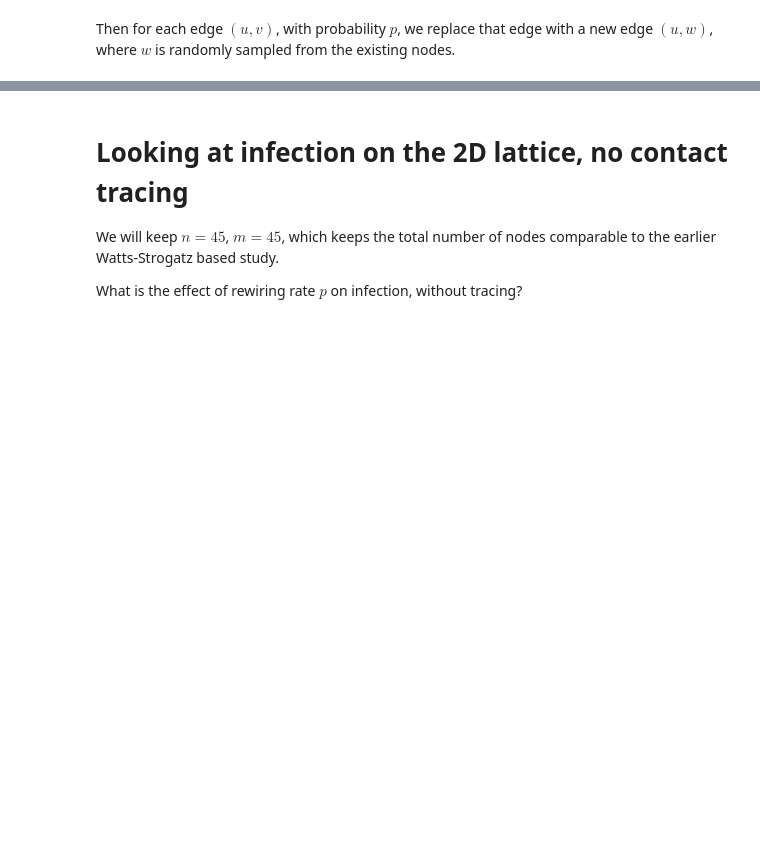
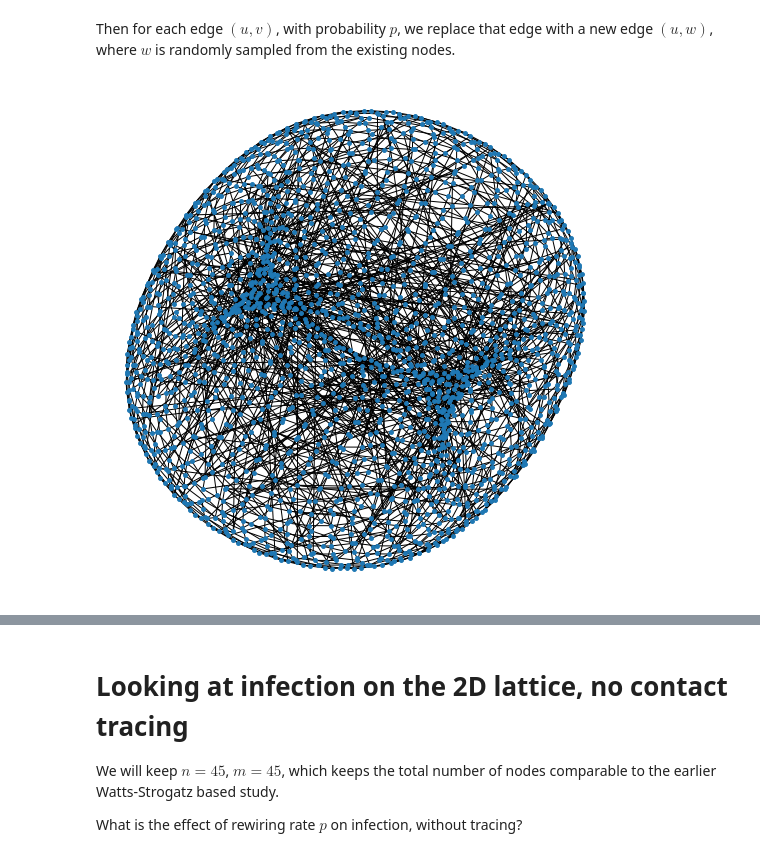
Before and after one commit to sbenthall/privacy-abm, a Jupyter notebook: contact-tracing/code/Python/2D Lattice with Rewiring.ipynb, the cells around one changed output, grey strips where cells are left out. Drawn from its saved outputs; the diff is of its cells as text; code cells hidden in the pictures; blank space fills up the shorter version.

```diff
--- a/contact-tracing/code/Python/2D Lattice with Rewiring.ipynb
+++ b/contact-tracing/code/Python/2D Lattice with Rewiring.ipynb
@@ -27,10 +27,26 @@ nx.draw_spectral(g,
                 node_size = 15)
 # %% [output]
 [figure]
+# %%
+dummy_g = nx.grid_2d_graph(
+        N,
+        M,
+        periodic=True,
+        create_using=None
+    )
+torus_pos = nx.spectral_layout(dummy_g)
 # %% [markdown]
 Then for each edge $(u,v)$, with probability $p$, we replace that edge with a new edge $(u,w)$, where $w$ is randomly sampled from the existing nodes.
 # %%
 g = model.grid_r(N,M, 0.1)
+# %%
+plt.figure(3,figsize=(7,7))
+## draw_spectral for the lattice
+nx.draw(g,
+        pos = torus_pos,
+        node_size = 15)
+# %% [output]
+[figure, added]
 # %%
 plt.figure(3,figsize=(7,7))
 ## draw_spectral for the lattice
```
Also changed, not shown: parts of 30 cells of this notebook.
